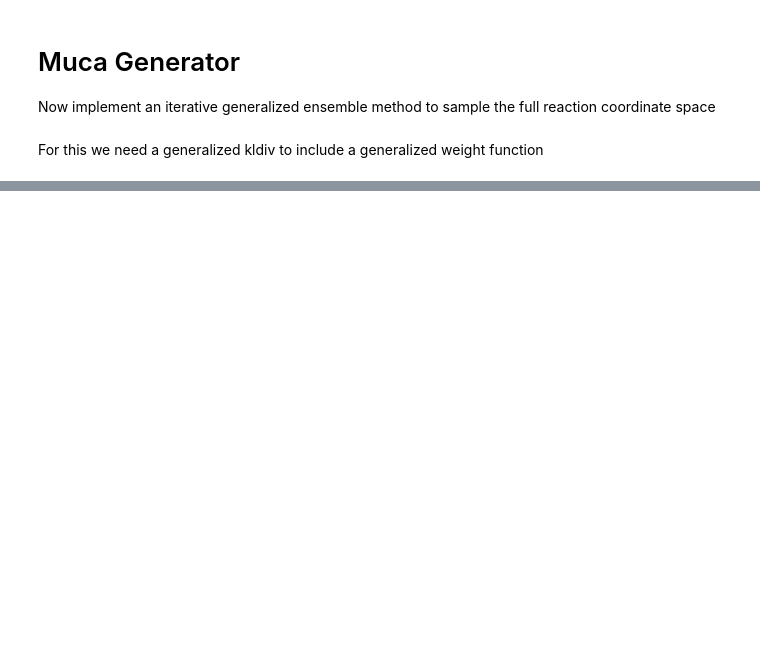
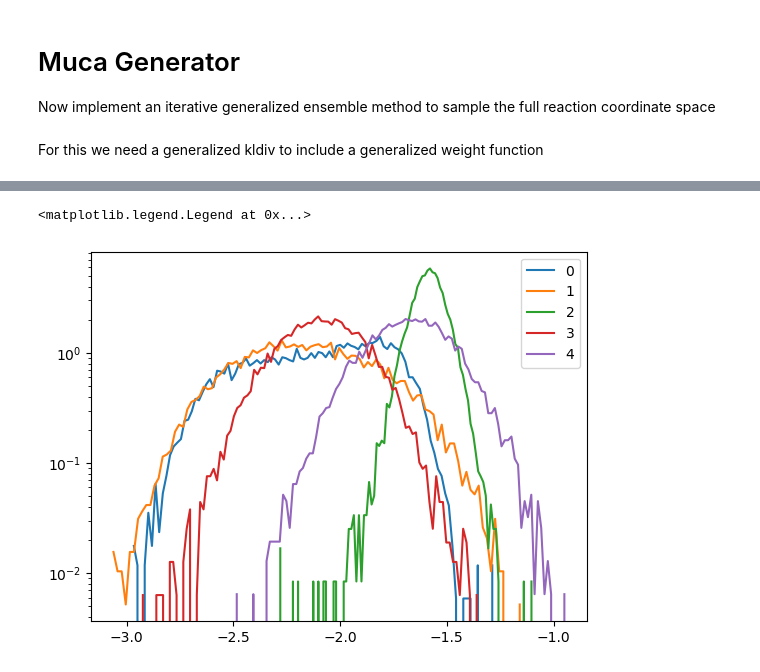
Before and after one commit to zierenberg/machine_learning_muca, a Jupyter notebook: notebooks/double_well_muca.ipynb, the cells around one changed output, grey strips where cells are left out. Saved outputs shown, nothing was run; the diff lists cells and outputs as text; code cells hidden in the pictures; blank space fills up the shorter version.

```diff
--- a/notebooks/double_well_muca.ipynb
+++ b/notebooks/double_well_muca.ipynb
@@ -298,0 +392,9 @@ epoch: 4, iter: 50/100, KL: -43.69
+# %%
+plt.yscale('log')
+for i in range(n_epochs):
+    bins,hist = hists[i]
+    plt.plot(bins[:-1],hist,label=i)
+plt.legend()
+# %% [output]
+<matplotlib.legend.Legend at 0x...>
+[figure, added]
```
Also changed, not shown: parts of 19 cells of this notebook, 1 other file.
